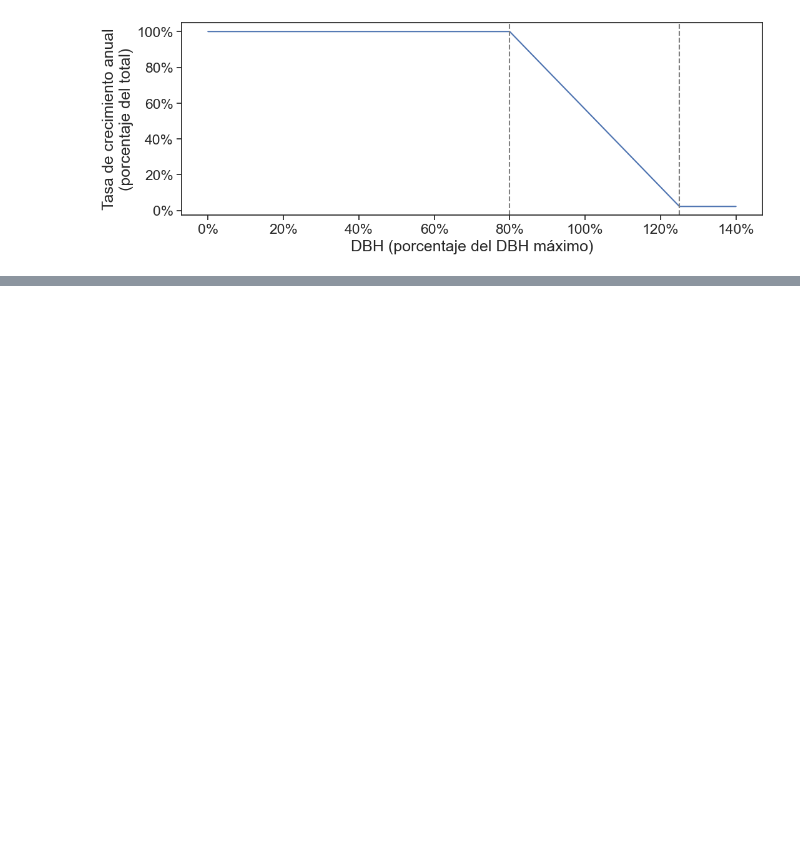
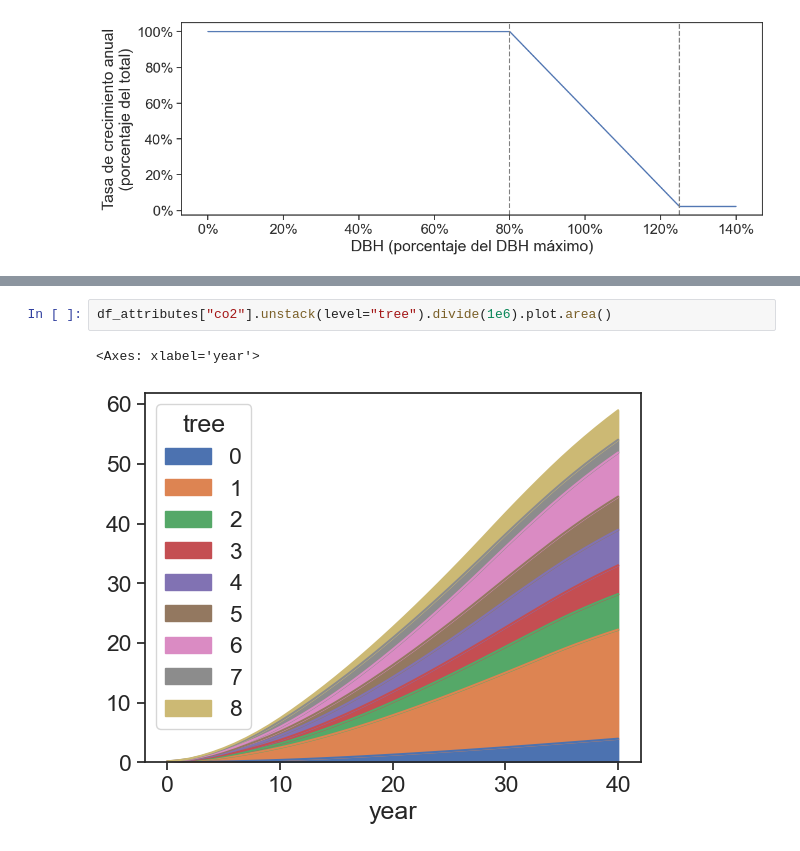
Before and after one commit to RodolfoFigueroa/belo_horizonte, a Jupyter notebook: trees.ipynb, the cells around one changed output, grey strips where cells are left out. Drawn from its saved outputs; the diff is of its cells as text; blank space fills up the shorter version.

```diff
--- a/trees.ipynb
+++ b/trees.ipynb
@@ -135 +165,6 @@ fig.savefig(figure_path / "crown_area_over_time.jpg", dpi=300, bbox_inches="tigh
+# %%
+df_attributes["co2"].unstack(level="tree").divide(1e6).plot.area()
+# %% [output]
+<Axes: xlabel='year'>
+[figure, added]
 # %%
```
Also changed, not shown: parts of 20 cells of this notebook, 3 other files.
